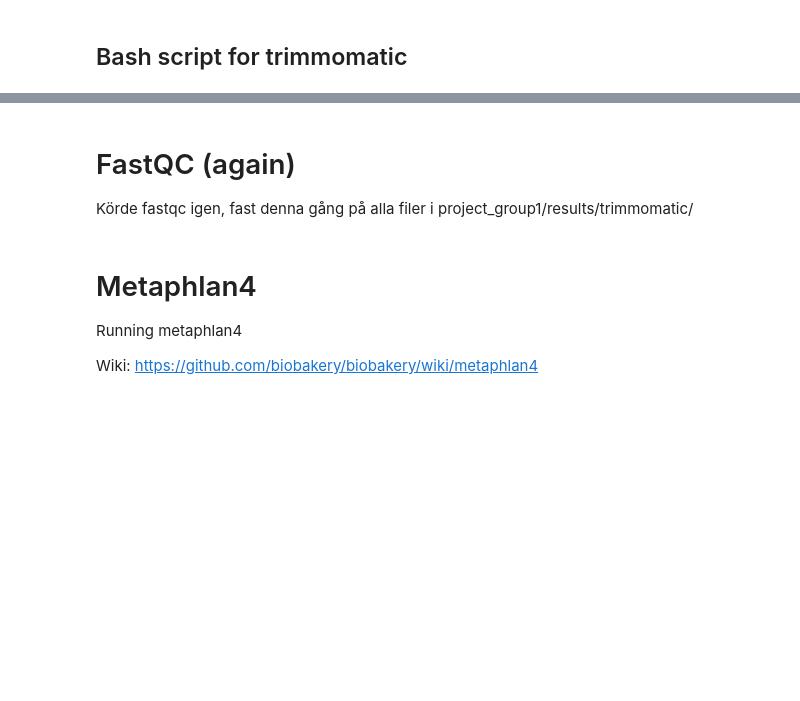
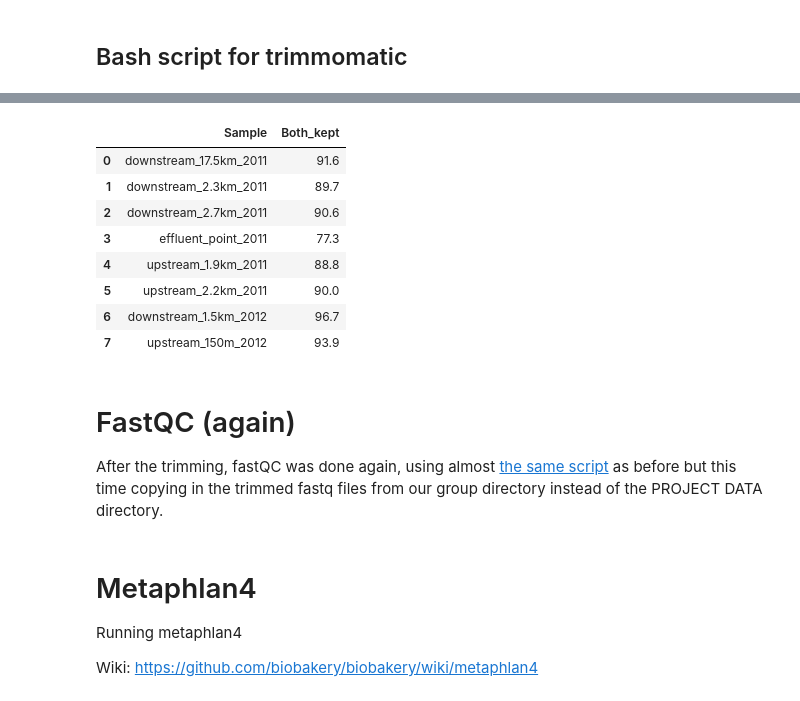
Before and after one commit to blomfelt/BBT045_Project, a Jupyter notebook: Project_group1.ipynb, the cells around one changed output, grey strips where cells are left out. Saved outputs shown, nothing was run; the diff lists cells and outputs as text; code cells hidden in the pictures; blank space fills up the shorter version.

```diff
--- a/Project_group1.ipynb
+++ b/Project_group1.ipynb
@@ -113,8 +115,23 @@ do
                     LEADING:30 TRAILING:30 \
                     MINLEN:60
 done
+# %%
+# Display the percent of the reads where both the forward and reverse
+# reads are kept after the trimming done abpve.
+percent_kept = pd.read_csv("percent_kept.txt", sep='\t', header=0)
+percent_kept
+# %% [output]
+|  | Sample | Both_kept |
+| 0 | downstream_17.5km_2011 | 91.6 |
+| 1 | downstream_2.3km_2011 | 89.7 |
+| 2 | downstream_2.7km_2011 | 90.6 |
+| 3 | effluent_point_2011 | 77.3 |
+| 4 | upstream_1.9km_2011 | 88.8 |
+| 5 | upstream_2.2km_2011 | 90.0 |
+| 6 | downstream_1.5km_2012 | 96.7 |
+| 7 | upstream_150m_2012 | 93.9 |
 # %% [markdown]
 # FastQC (again)
-Körde fastqc igen, fast denna gång på alla filer i project_group1/results/trimmomatic/
+After the trimming, fastQC was done again, using almost [the same script](sbatch_files/sbatch_fastqc.sh) as before but this time copying in the trimmed fastq files from our group directory instead of the PROJECT DATA directory.
 # %%
 %%script false --no-raise-error
```
Also changed, not shown: parts of 13 cells of this notebook, 4 other files.
